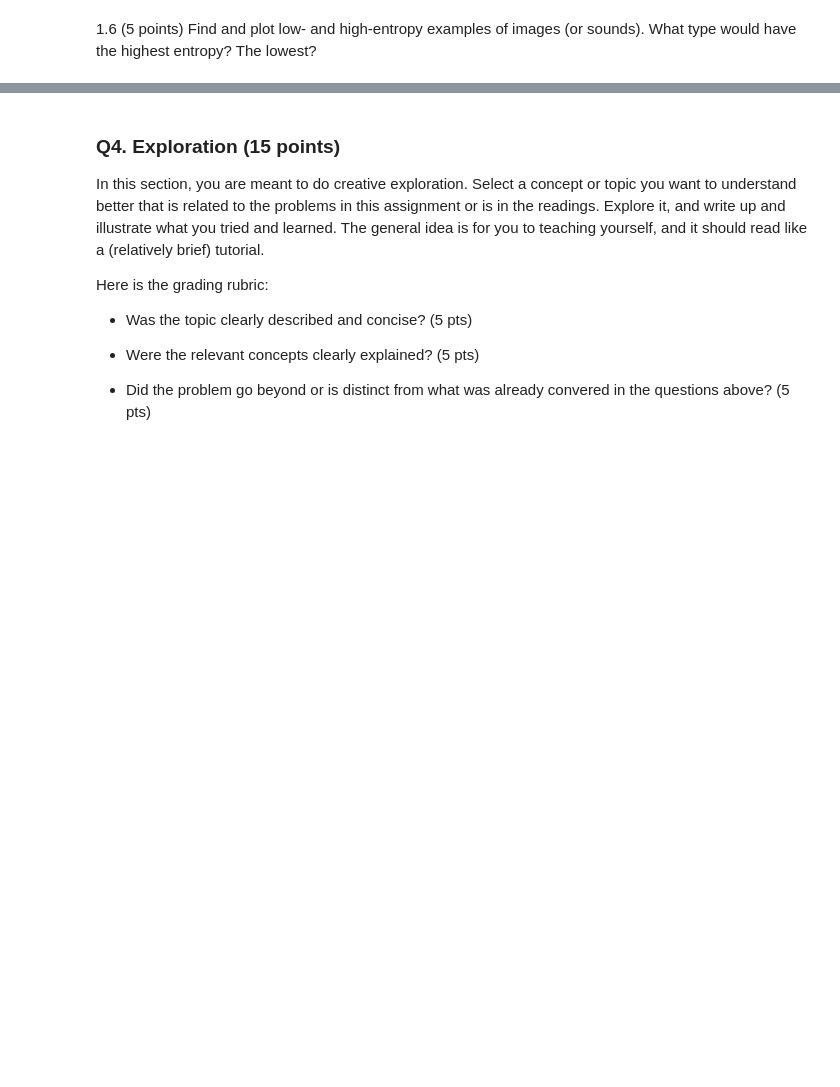
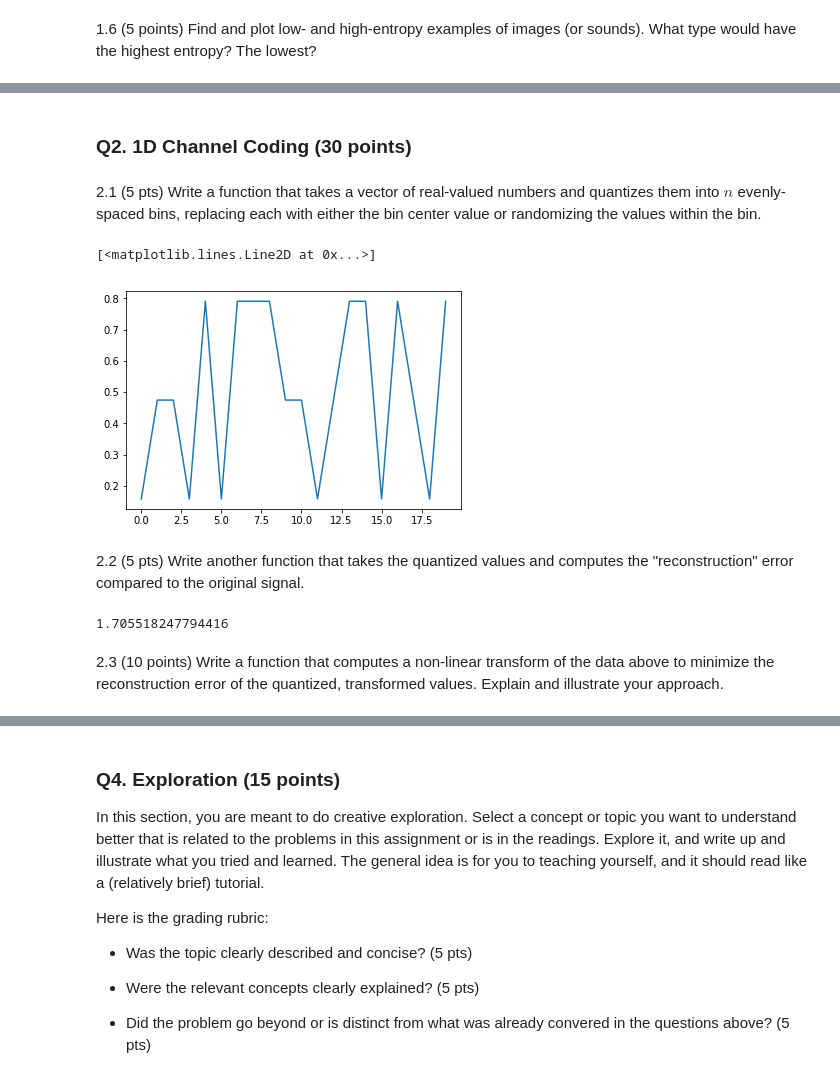
Before and after one commit to brennanmcfarland/computational-perception-class, a Jupyter notebook: CP-A2-bfm21.ipynb, the cells around one changed output, grey strips where cells are left out. Cells and saved outputs as stored; diff of their text form; code cells hidden in the pictures; blank space fills up the shorter version.

```diff
--- a/CP-A2-bfm21.ipynb
+++ b/CP-A2-bfm21.ipynb
@@ -162,0 +162,19 @@ lowest entropy: pure noise?
+# %% [markdown]
+### Q2. 1D Channel Coding (30 points)
+# %% [markdown]
+2.1 (5 pts) Write a function that takes a vector of real-valued numbers and quantizes them into $n$ evenly-spaced bins, replacing each with either the bin center value or randomizing the values within the bin.
+# %%
+# replacing each with the bin center value
+def quantize(values, n):
+    bin_bounds = np.linspace(min(values), max(values), n+1) # the boundaries between bins and the min and max
+    bin_centers = [(bin_bounds[i]+bin_bounds[i+1])/2 for i in range(len(bin_bounds)-1)]
+    return [bin_centers[next((b for b in range(len(bin_bounds)-1) if bin_bounds[b] > value), 0)-1] for value in values]
+# %%
+test_signal = np.random.uniform(0, 1, 20)
+quantized_test_signal = quantize(test_signal, 3)
+plt.plot(quantized_test_signal)
+# %% [output]
+[<matplotlib.lines.Line2D at 0x...>]
+[figure, added]
+# %% [markdown]
+2.2 (5 pts) Write another function that takes the quantized values and computes the "reconstruction" error compared to the original signal.
@@ -162,0 +184,6 @@ lowest entropy: pure noise?
+# %%
+print(compute_reconstruction_error(test_signal, quantized_test_signal))
+# %% [output]
+1.705518247794416
+# %% [markdown]
+2.3 (10 points) Write a function that computes a non-linear transform of the data above to minimize the reconstruction error of the quantized, transformed values.  Explain and illustrate your approach.
```
Also changed, not shown: parts of 35 cells of this notebook.
